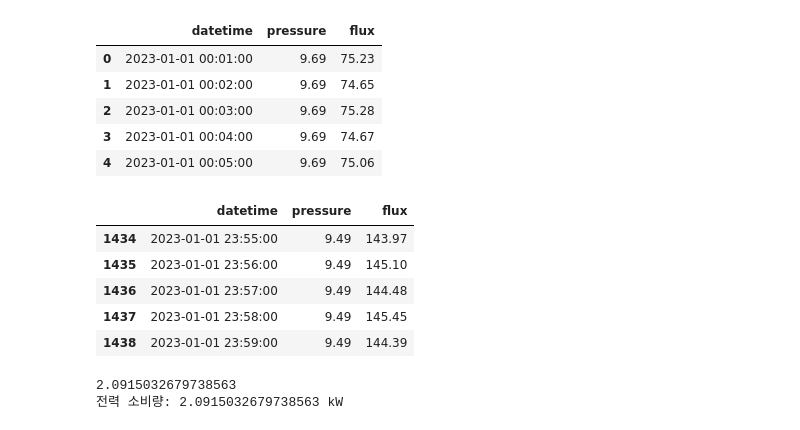
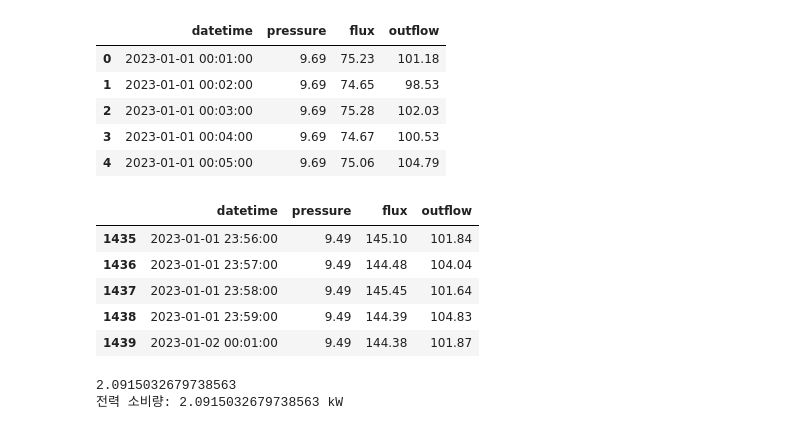
Before and after one commit to iambean-git/OptiFlow, a Jupyter notebook: OptiFlowData/save_algorithm.ipynb, the cells around one changed output. Drawn from its saved outputs; the diff is of its cells as text; code cells hidden in the pictures.

```diff
--- a/OptiFlowData/save_algorithm.ipynb
+++ b/OptiFlowData/save_algorithm.ipynb
@@ -1,28 +1,28 @@
 # %%
 from preamble import *
 # %%
-file_path = './data/d_pressure_flux.csv'
+file_path = './data/d_pressure_flux_outflow.csv'
 # %%
 data = pd.read_csv(file_path)
 data['datetime'] = pd.to_datetime(data['datetime'])
 data.head()
 # %% [output]
-|  | datetime | pressure | flux |
-| 0 | 2023-01-01 00:01:00 | 9.69 | 75.23 |
-| 1 | 2023-01-01 00:02:00 | 9.69 | 74.65 |
-| 2 | 2023-01-01 00:03:00 | 9.69 | 75.28 |
-| 3 | 2023-01-01 00:04:00 | 9.69 | 74.67 |
-| 4 | 2023-01-01 00:05:00 | 9.69 | 75.06 |
+|  | datetime | pressure | flux | outflow |
+| 0 | 2023-01-01 00:01:00 | 9.69 | 75.23 | 101.18 |
+| 1 | 2023-01-01 00:02:00 | 9.69 | 74.65 | 98.53 |
+| 2 | 2023-01-01 00:03:00 | 9.69 | 75.28 | 102.03 |
+| 3 | 2023-01-01 00:04:00 | 9.69 | 74.67 | 100.53 |
+| 4 | 2023-01-01 00:05:00 | 9.69 | 75.06 | 104.79 |
 # %%
-data_one_day = data[:1439]
+data_one_day = data[:1440]
 data_one_day.tail()
 # %% [output]
-|  | datetime | pressure | flux |
-| 1434 | 2023-01-01 23:55:00 | 9.49 | 143.97 |
-| 1435 | 2023-01-01 23:56:00 | 9.49 | 145.10 |
-| 1436 | 2023-01-01 23:57:00 | 9.49 | 144.48 |
-| 1437 | 2023-01-01 23:58:00 | 9.49 | 145.45 |
-| 1438 | 2023-01-01 23:59:00 | 9.49 | 144.39 |
+|  | datetime | pressure | flux | outflow |
+| 1435 | 2023-01-01 23:56:00 | 9.49 | 145.10 | 101.84 |
+| 1436 | 2023-01-01 23:57:00 | 9.49 | 144.48 | 104.04 |
+| 1437 | 2023-01-01 23:58:00 | 9.49 | 145.45 | 101.64 |
+| 1438 | 2023-01-01 23:59:00 | 9.49 | 144.39 | 104.83 |
+| 1439 | 2023-01-02 00:01:00 | 9.49 | 144.38 | 101.87 |
 # %%
 # 송수 압력 P (단위: Pa)
 # 유량 Q (단위: m³/min)
```
Also changed, not shown: parts of 8 cells of this notebook, 5 other files.
